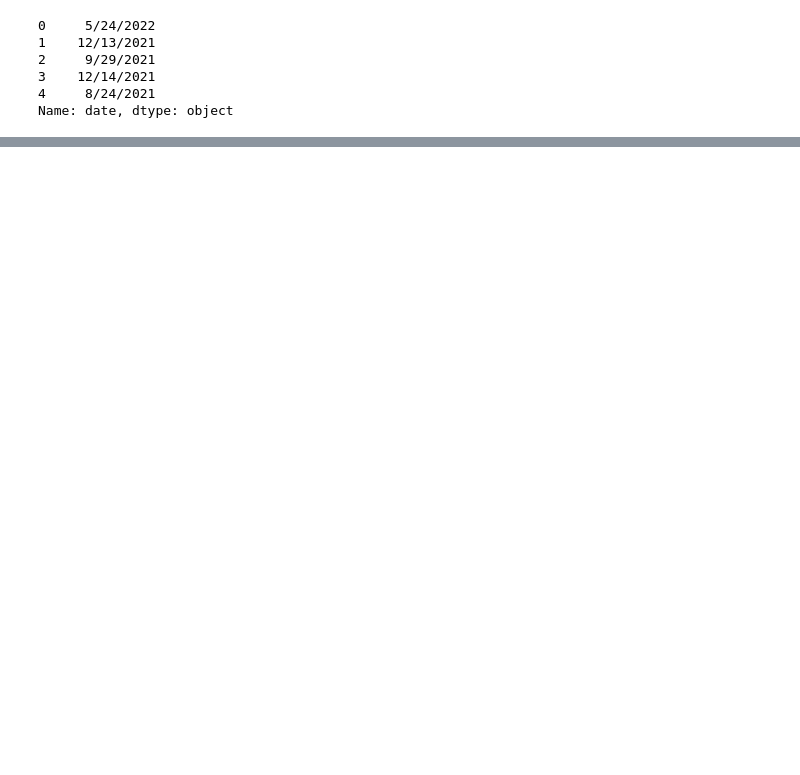
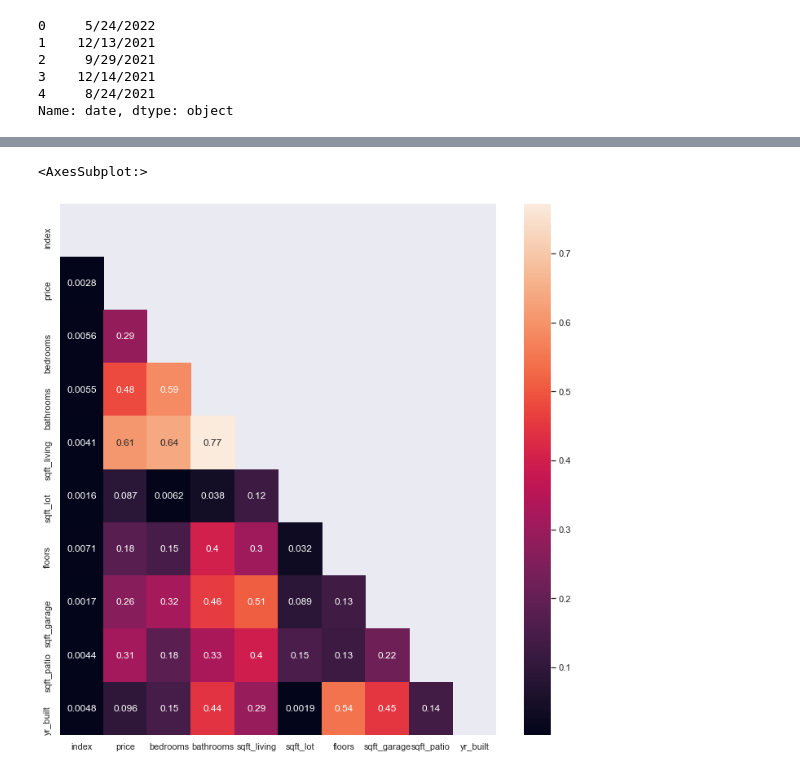
Before and after one commit to ilanhaskel/Real_Estate_Sale_Price_Predictor, a Jupyter notebook: jon.ipynb, the cells around one changed output, grey strips where cells are left out. Saved outputs shown, nothing was run; the diff lists cells and outputs as text; code cells hidden in the pictures; blank space fills up the shorter version.

```diff
--- a/jon.ipynb
+++ b/jon.ipynb
@@ -74,0 +111,11 @@ df.head()
+# %%
+df_colwanted = df.drop(['date',
+                        'view',
+                        'sqft_above',
+                        'sqft_basement',
+                        'yr_renovated',
+                        'address',
+                        'lat',
+                        'long',
+                        'id'
+                       ], axis=1)
@@ -74,0 +131,9 @@ df.head()
+# %%
+sns.set(rc={'figure.figsize':(12, 12)})
+
+# Use the .heatmap function to depict the relationships visually!
+mask  = np.triu(np.ones_like(df_colwanted.corr()))
+sns.heatmap(abs(df_colwanted.corr()), annot=True, mask=mask)
+# %% [output]
+<AxesSubplot:>
+[figure, added]
```
Also changed, not shown: parts of 43 cells of this notebook.
